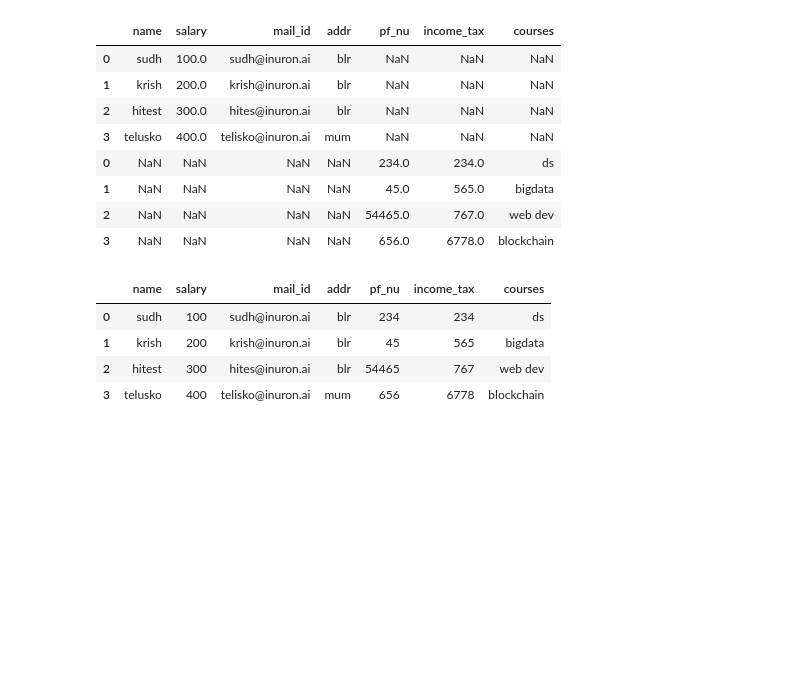
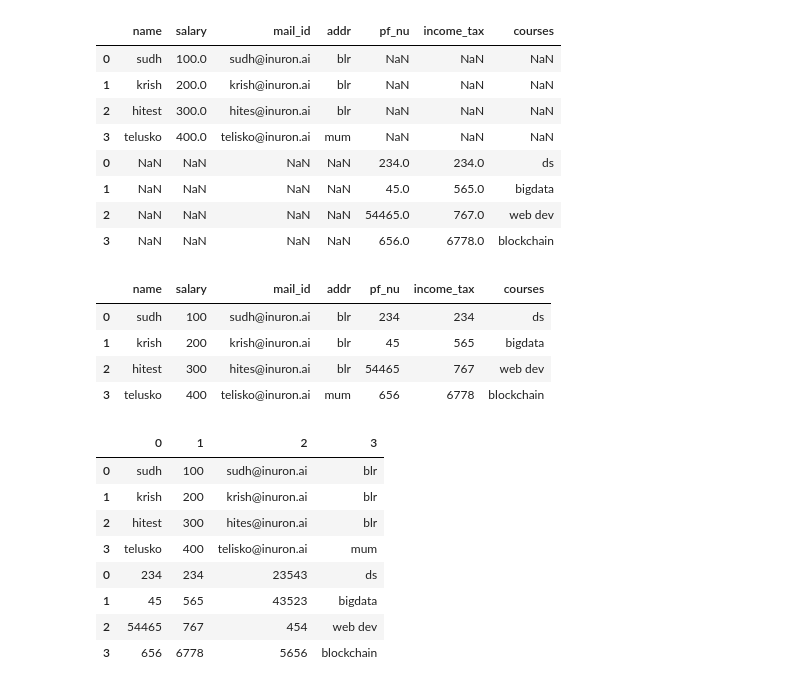
Before and after one commit to guptaayushman24/Ineuron_Python, a Jupyter notebook: Pandas.ipynb, the cells around one changed output. Cells and saved outputs as stored; diff of their text form; code cells hidden in the pictures; blank space fills up the shorter version.

```diff
--- a/Pandas.ipynb
+++ b/Pandas.ipynb
@@ -1212,12 +1212,29 @@ pd.concat([df,df1],axis=1)
 | 2 | hitest | 300 | hites@inuron.ai | blr | 54465 | 767 | web dev |
 | 3 | telusko | 400 | telisko@inuron.ai | mum | 656 | 6778 | blockchain |
 # %%
-data2={'name':['sudh','krish','hitest','telusko'],'salary':[100,200,300,400],
+data2={'0':['sudh','krish','hitest','telusko'],'1':[100,200,300,400],
 
-        'mail_id' : ['sudh@inuron.ai','krish@inuron.ai','hites@inuron.ai','telisko@inuron.ai'],
-        'addr' :['blr','blr','blr','mum']
+        '2' : ['sudh@inuron.ai','krish@inuron.ai','hites@inuron.ai','telisko@inuron.ai'],
+        '3' :['blr','blr','blr','mum']
 }
 # %%
 
-data3={'pf_nu':[234,45,54465,656],'income_tax':[234,565,767,6778],'courses':['ds','bigdata','web dev','blockchain']
+data3={'0':[234,45,54465,656],'1':[234,565,767,6778],'2':['23543','43523','454','5656'],'3':['ds','bigdata','web dev','blockchain']
 }
+# %%
+df2=pd.DataFrame(data2)
+# %%
+df3=pd.DataFrame(data3)
+# %%
+# Here our column name are same or key is same that is why we are not getting any Nan values at the time of concatination
+pd.concat([df2,df3])
+# %% [output]
+|  | 0 | 1 | 2 | 3 |
+| 0 | sudh | 100 | sudh@inuron.ai | blr |
+| 1 | krish | 200 | krish@inuron.ai | blr |
+| 2 | hitest | 300 | hites@inuron.ai | blr |
+| 3 | telusko | 400 | telisko@inuron.ai | mum |
+| 0 | 234 | 234 | 23543 | ds |
+| 1 | 45 | 565 | 43523 | bigdata |
+| 2 | 54465 | 767 | 454 | web dev |
+| 3 | 656 | 6778 | 5656 | blockchain |
```
Also changed, not shown: parts of 37 cells of this notebook.
